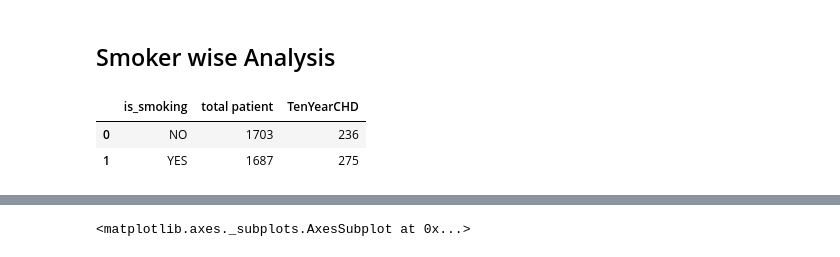
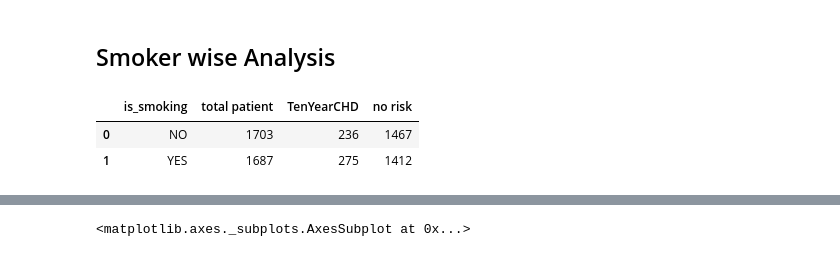
Before and after one commit to solankinitin1210/Capstone-Project-Cardiovascular-Risk-Prediction, a Jupyter notebook: Cardiovascular_Risk_Prediction_Capstone_Project.ipynb, the cells around one changed output, grey strips where cells are left out. Cells and saved outputs as stored; diff of their text form; code cells hidden in the pictures.

```diff
--- a/Cardiovascular_Risk_Prediction_Capstone_Project.ipynb
+++ b/Cardiovascular_Risk_Prediction_Capstone_Project.ipynb
@@ -409,8 +407,9 @@ plt.show()
 # %%
 smoking_wise=df.groupby('is_smoking').agg({'age':'count', 'TenYearCHD': 'sum'}).reset_index().rename(columns={'age':'total patient'})
 #gender_wise['percentage']=gender_wise['TenYearCHD']/gender_wise['total patient']*100
+smoking_wise['no risk']=smoking_wise['total patient']-smoking_wise['TenYearCHD']
 smoking_wise
 # %% [output]
-|  | is_smoking | total patient | TenYearCHD |
-| 0 | NO | 1703 | 236 |
-| 1 | YES | 1687 | 275 |
+|  | is_smoking | total patient | TenYearCHD | no risk |
+| 0 | NO | 1703 | 236 | 1467 |
+| 1 | YES | 1687 | 275 | 1412 |
```
Also changed, not shown: parts of 17 cells of this notebook.
